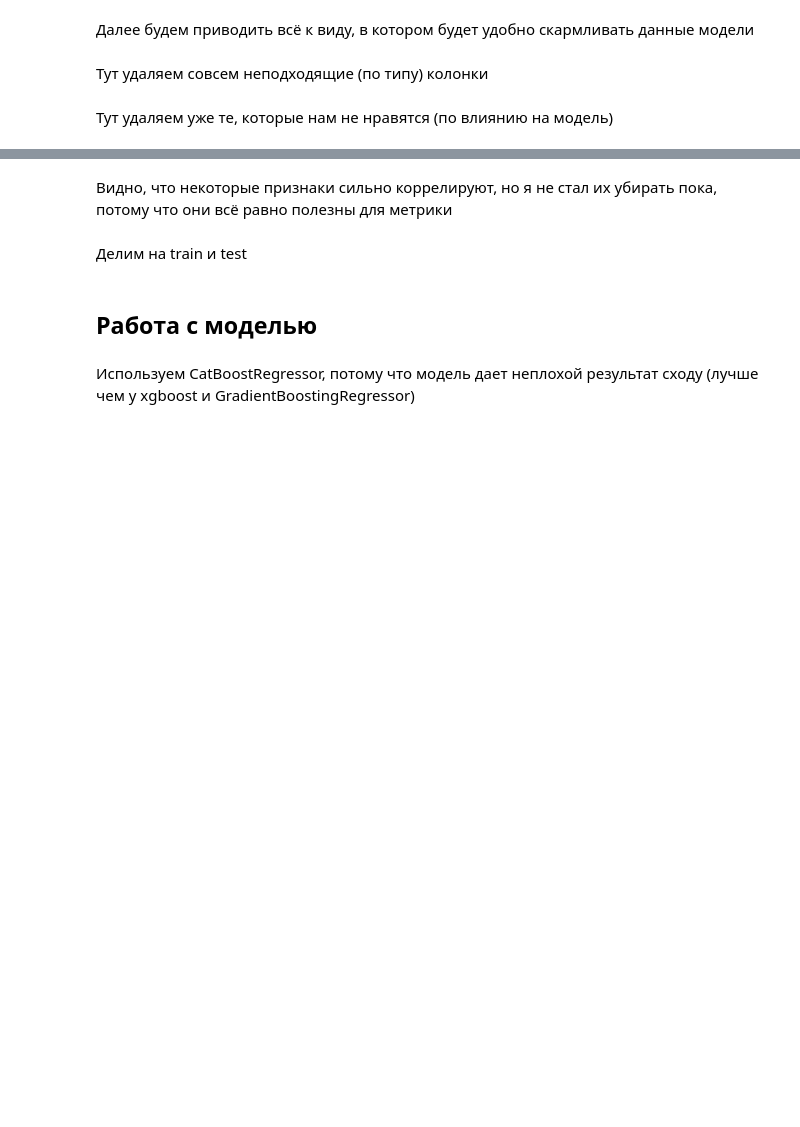
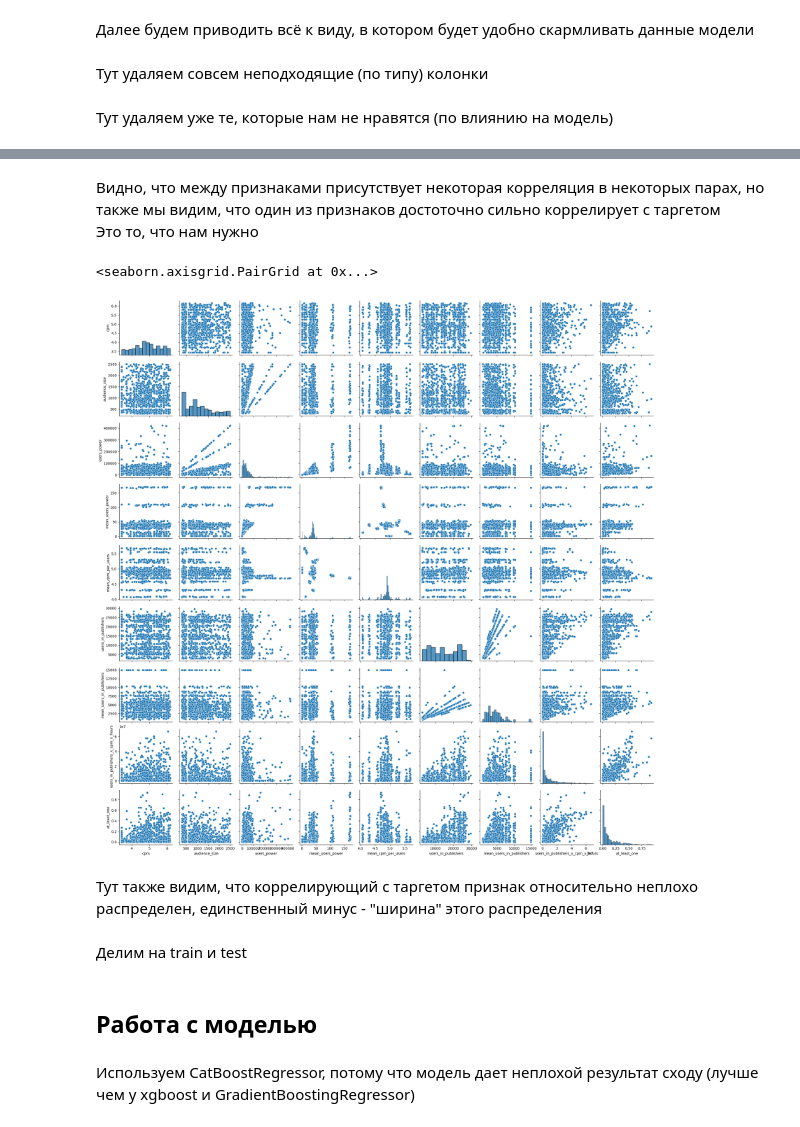
Before and after one commit to MyEvilpumpkin/VKAds, a Jupyter notebook: research/solution.ipynb, the cells around one changed output, grey strips where cells are left out. Drawn from its saved outputs; the diff is of its cells as text; code cells hidden in the pictures; blank space fills up the shorter version.

```diff
--- a/research/solution.ipynb
+++ b/research/solution.ipynb
@@ -110,3 +101,7 @@ ads[['active_users_in_publishers', 'mean_active_users_in_publishers']] = ads['pu
+# %%
+ads['hours'] = ads.apply(lambda row: row['hour_end'] - row['hour_start'], axis=1)
+
+ads['users_in_publishers_x_cpm_x_hours'] = ads['users_in_publishers'] * ads['cpm'] * ads['hours']
 # %% [markdown]
 ## Завершение обработки данных
 # %% [markdown]
@@ -120,4 +115,4 @@ features = features.drop(columns=['user_ids', 'publishers'])
 # %% [markdown]
 Тут удаляем уже те, которые нам не нравятся (по влиянию на модель)
 # %%
-features = features.drop(columns=['hour_start', 'hour_end'])
+features = features.drop(columns=['hour_start', 'hour_end', 'hours'])
@@ -128 +119,3 @@ features.columns
+# %%
+targets = validate_answers_df.copy()
 # %% [markdown]
@@ -130 +123,3 @@ features.columns
+# %%
+features_and_target = features.merge(targets['at_least_one'], left_index=True, right_index=True)
 # %%
@@ -133,2 +138,0 @@ corr.style.background_gradient(cmap='coolwarm')
-# %% [markdown]
-Видно, что некоторые признаки сильно коррелируют, но я не стал их убирать пока, потому что они всё равно полезны для метрики
@@ -137,3 +139,15 @@ target = validate_answers_df.copy()
+# %% [markdown]
+Видно, что между признаками присутствует некоторая корреляция в некоторых парах, но также мы видим, что один из признаков достоточно сильно коррелирует с таргетом
+Это то, что нам нужно
+# %%
+import seaborn as sns
+
+sns.pairplot(features_and_target)
+# %% [output]
+<seaborn.axisgrid.PairGrid at 0x...>
+[figure, added]
+# %% [markdown]
+Тут также видим, что коррелирующий с таргетом признак относительно неплохо распределен, единственный минус - "ширина" этого распределения
 # %% [markdown]
 Делим на train и test
 # %%
```
Also changed, not shown: parts of 41 cells of this notebook.
